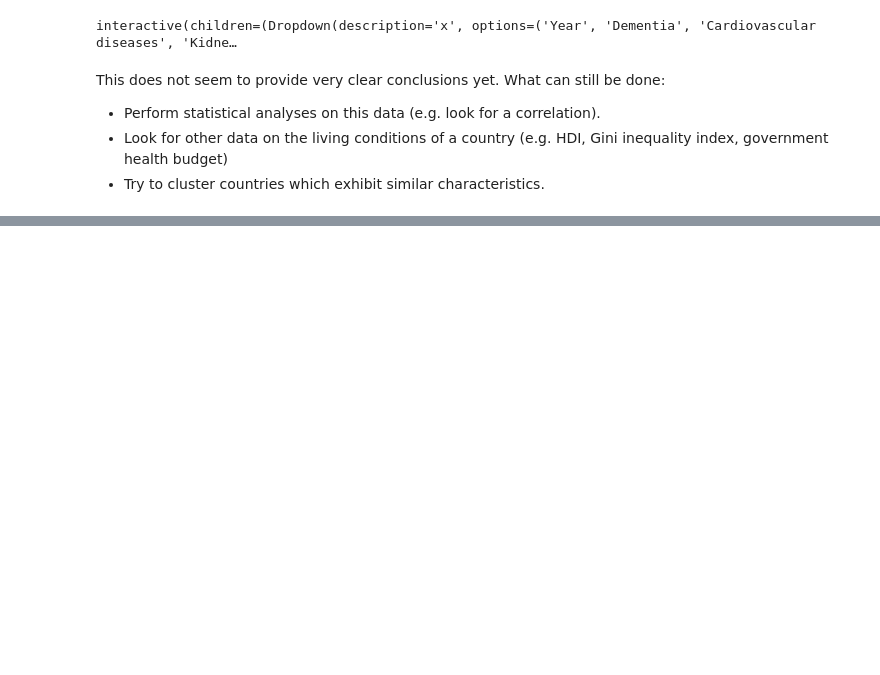
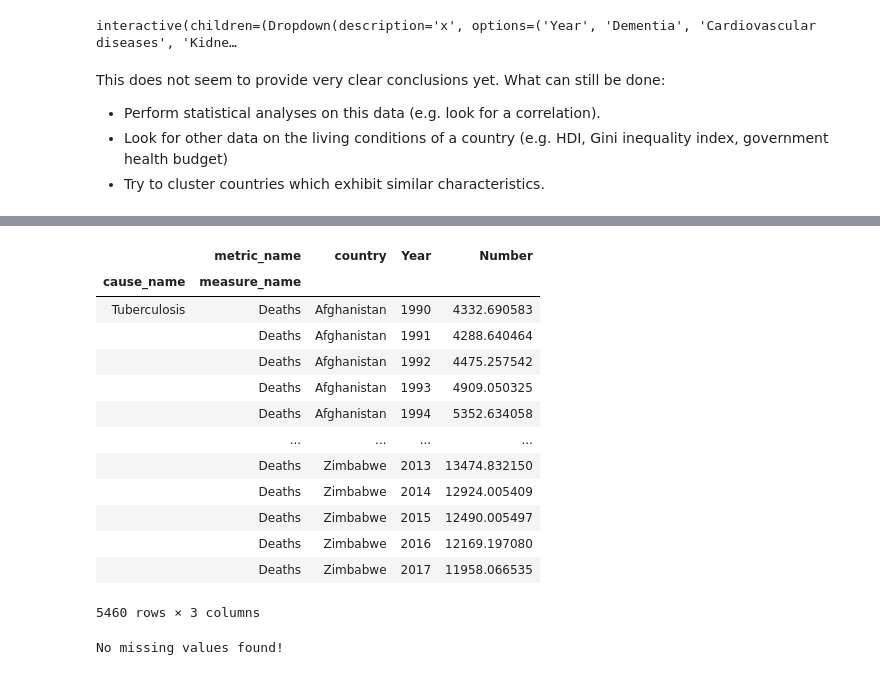
Before and after one commit to itsyaboii1337/Data_Science_Alliance, a Jupyter notebook: HEC_stuff.ipynb, the cells around one changed output, grey strips where cells are left out. Cells and saved outputs as stored; diff of their text form; code cells hidden in the pictures; blank space fills up the shorter version.

```diff
--- a/HEC_stuff.ipynb
+++ b/HEC_stuff.ipynb
@@ -618,0 +665,26 @@ This does not seem to provide very clear conclusions yet. What can still be done
+# %%
+disease="Tuberculosis"
+measure="Deaths"
+data.loc[disease,measure][["country", "Year", "Number"]]
+# %% [output]
+|  | metric_name | country | Year | Number |
+| cause_name | measure_name |  |  |  |
+| Tuberculosis | Deaths | Afghanistan | 1990 | 4332.690583 |
+|  | Deaths | Afghanistan | 1991 | 4288.640464 |
+|  | Deaths | Afghanistan | 1992 | 4475.257542 |
+|  | Deaths | Afghanistan | 1993 | 4909.050325 |
+|  | Deaths | Afghanistan | 1994 | 5352.634058 |
+|  | ... | ... | ... | ... |
+|  | Deaths | Zimbabwe | 2013 | 13474.832150 |
+|  | Deaths | Zimbabwe | 2014 | 12924.005409 |
+|  | Deaths | Zimbabwe | 2015 | 12490.005497 |
+|  | Deaths | Zimbabwe | 2016 | 12169.197080 |
+|  | Deaths | Zimbabwe | 2017 | 11958.066535 |
+5460 rows × 3 columns
+# %%
+if data.isnull().values.any():
+    print("Missing values in dataframe!")
+else:
+    print("No missing values found!")
+# %% [output]
+No missing values found!
```
Also changed, not shown: parts of 11 cells of this notebook.
